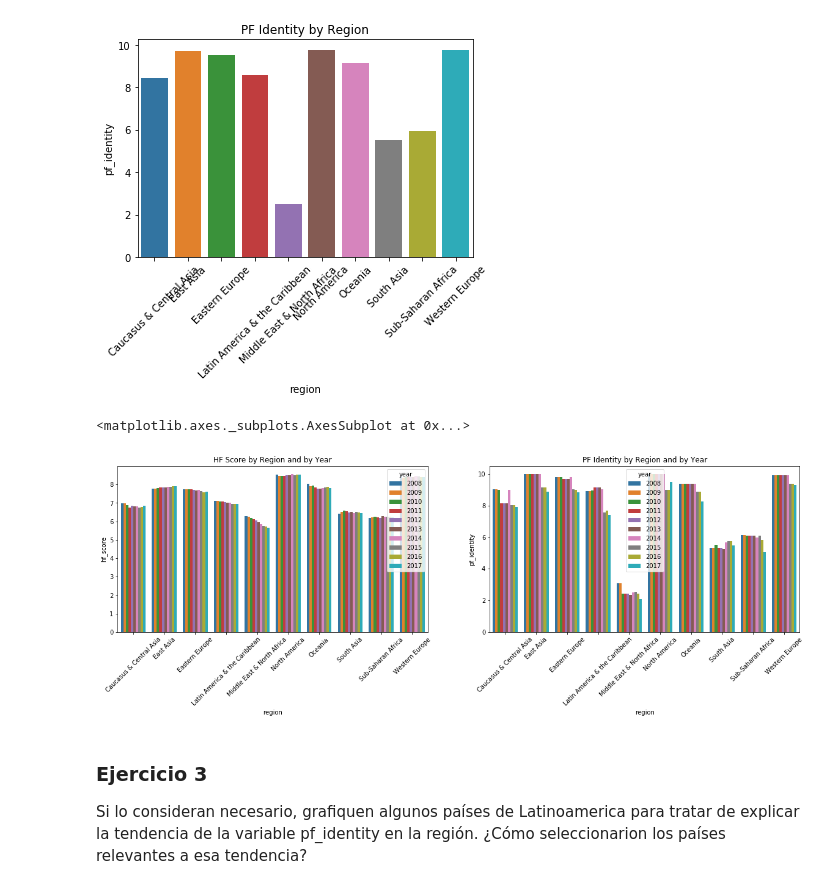
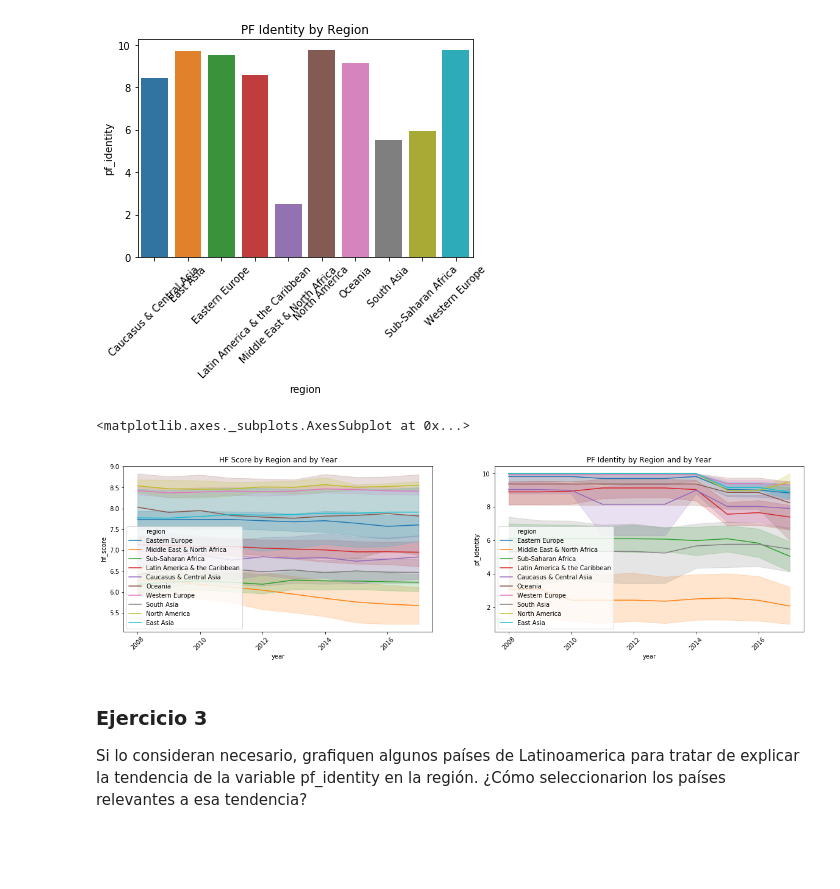
Before and after one commit to FrancoMSuarez/diplomatura-data_science-IA, a Jupyter notebook: Trabajo_Practico_1/respuestas-parte-2.ipynb, the cells around one changed output. Cells and saved outputs as stored; diff of their text form; code cells hidden in the pictures; blank space fills up the shorter version.

```diff
--- a/Trabajo_Practico_1/respuestas-parte-2.ipynb
+++ b/Trabajo_Practico_1/respuestas-parte-2.ipynb
@@ -40,19 +40,18 @@ plt.xticks(rotation=45)
 (array([0, 1, 2, 3, 4, 5, 6, 7, 8, 9]), <a list of 10 Text xticklabel objects>)
 [figure]
 # %%
-byYearRegionDS = dataset.groupby(['year','region']).mean().reset_index();
 plt.figure(figsize=(20,5))
 plt.subplot(1,2,1)
 plt.xticks(rotation=45)
 plt.title('HF Score by Region and by Year')
-seaborn.barplot(data=byYearRegionDS, x='region', y='hf_score', hue='year')
+seaborn.lineplot(data=dataset, x='year', y='hf_score', hue='region')
 plt.subplot(1,2,2)
 plt.xticks(rotation=45)
 plt.title('PF Identity by Region and by Year')
-seaborn.barplot(data=byYearRegionDS, x='region', y='pf_identity', hue='year')
+seaborn.lineplot(data=dataset, x='year', y='pf_identity', hue='region')
 # %% [output]
 <matplotlib.axes._subplots.AxesSubplot at 0x...>
-[figure, old version]
+[figure, new version]
 # %% [markdown]
 ### Ejercicio 3
 Si lo consideran necesario, grafiquen algunos países de Latinoamerica para tratar de explicar la tendencia de la variable pf_identity en la región. ¿Cómo seleccionarion los países relevantes a esa tendencia?
```
